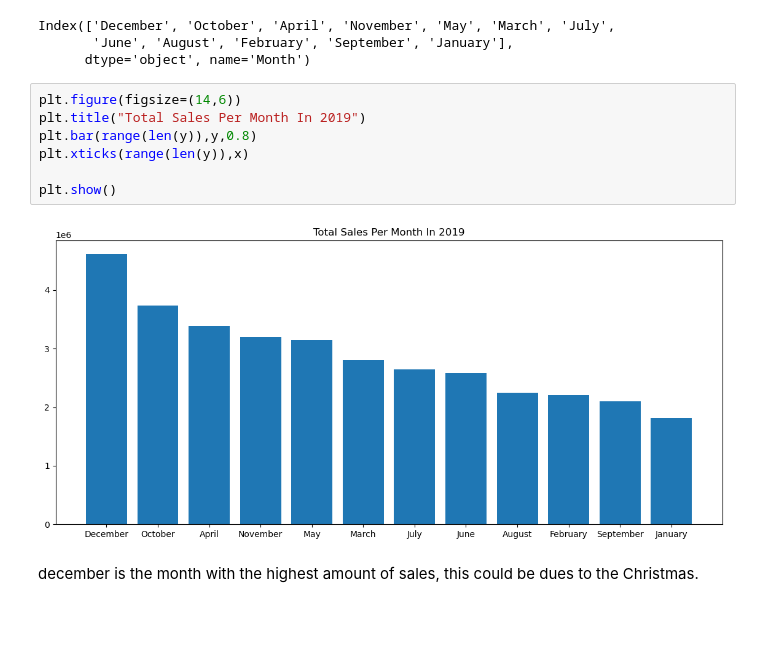
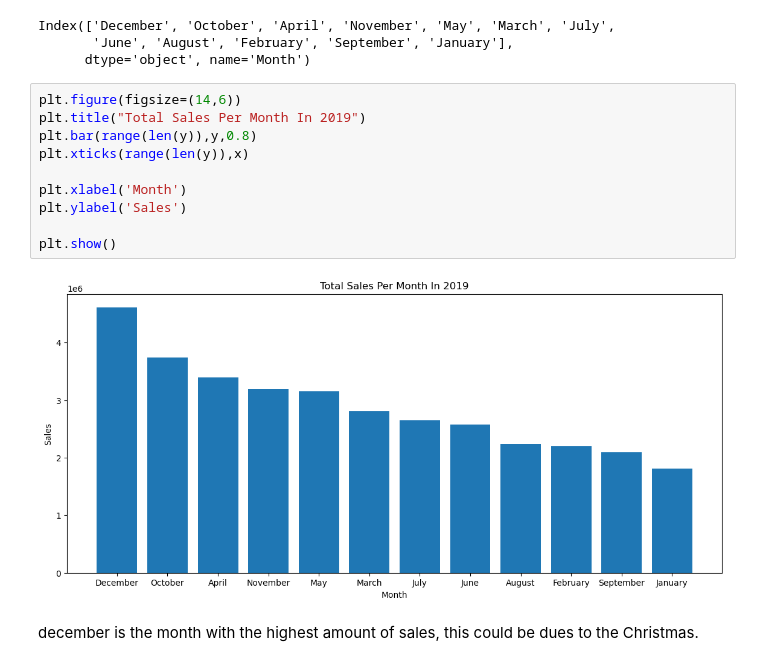
Before and after one commit to shazabhassan/SalesAnalysis-Pandas-and-Matplotlib-, a Jupyter notebook: SalesAnalysis.ipynb, the cells around one changed output. Saved outputs shown, nothing was run; the diff lists cells and outputs as text; blank space fills up the shorter version.

Commit message:
finishing the remaining bits for the visualisation

```diff
--- a/SalesAnalysis.ipynb
+++ b/SalesAnalysis.ipynb
@@ -359,12 +384,15 @@ Index(['December', 'October', 'April', 'November', 'May', 'March', 'July',
 # %%
 plt.figure(figsize=(14,6))
 plt.title("Total Sales Per Month In 2019")
 plt.bar(range(len(y)),y,0.8)
 plt.xticks(range(len(y)),x)
 
+plt.xlabel('Month')
+plt.ylabel('Sales')
+
 plt.show()
 # %% [output]
-[figure, old version]
+[figure, new version]
 # %% [markdown]
 december is the month with the highest amount of sales, this could be dues to the Christmas.
 # %% [markdown]
```
Also changed, not shown: parts of 22 cells of this notebook.
